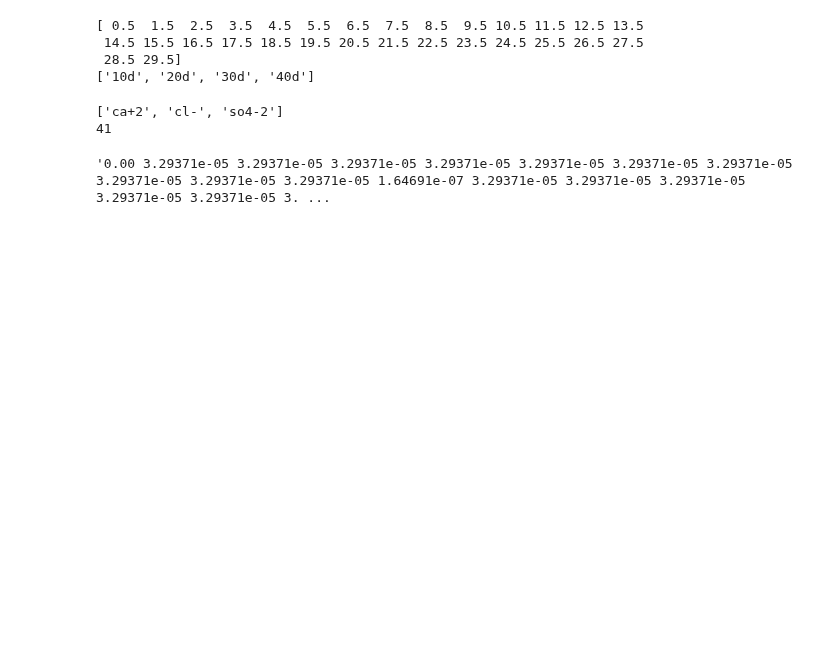
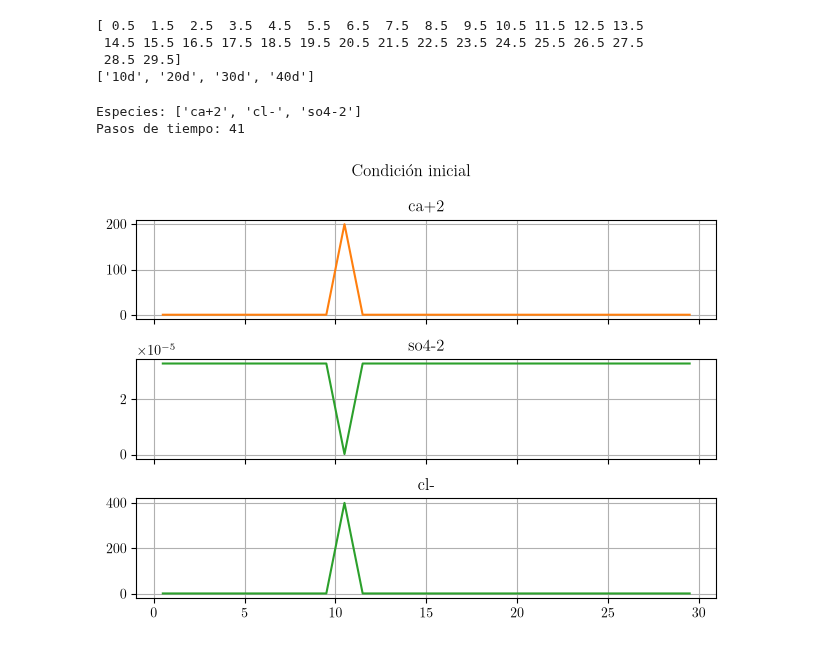
Before and after one commit to luiggix/RTWMA, a Jupyter notebook: benchmarks/03_RT_COM_gypsum_1D/02_Analysis_Vis.ipynb, the cells around one changed output. Cells and saved outputs as stored; diff of their text form; code cells hidden in the pictures; blank space fills up the shorter version.

```diff
--- a/benchmarks/03_RT_COM_gypsum_1D/02_Analysis_Vis.ipynb
+++ b/benchmarks/03_RT_COM_gypsum_1D/02_Analysis_Vis.ipynb
@@ -37,21 +57,37 @@ with open("rt_workingDir/u_init_yeso.dat", "r") as f:
 key_string = "  Aqueous variable activity species:"
 isp = utils.find_index(spec_info, key_string, 1)
 spec_names = [l.split(": ")[1].strip() for l in spec_info[isp:isp+nspec]]
-print(spec_names)
+print(f"Especies: {spec_names}")
 
 #
 # Leer información de la simulación
 with open("rt_workingDir/gypsum_final_species.dat", "r") as f:
     lines = f.readlines()
 steps = len(lines) // nspec
-print(steps)
+print(f"Pasos de tiempo: {steps}")
 # %% [output]
-['ca+2', 'cl-', 'so4-2']
-41
+Especies: ['ca+2', 'cl-', 'so4-2']
+Pasos de tiempo: 41
-# %%
-lines[2]
-# %% [output]
-'0.00 3.29371e-05 3.29371e-05 3.29371e-05 3.29371e-05 3.29371e-05 3.29371e-05 3.29371e-05 3.29371e-05 3.29371e-05 3.29371e-05 1.64691e-07 3.29371e-05 3.29371e-05 3.29371e-05 3.29371e-05 3.29371e-05 3. ...
+# %%
+fig, ax = plt.subplots(3, 1, sharex = True)
+
+ax[0].plot(x, [float(l) for l in lines[0].split()][1:], lw=1.5, ls = "-", color='C1')
+ax[1].plot(x, [float(l) for l in lines[2].split()][1:], lw=1.5, ls = "-", color='C2')
+ax[2].plot(x, [float(l) for l in lines[1].split()][1:], lw=1.5, ls = "-", color='C2')
+
+ax[0].set_title(f"{spec_names[0]}")
+ax[1].set_title(f"{spec_names[2]}")
+ax[2].set_title(f"{spec_names[1]}")
+
+ax[0].grid()
+ax[1].grid()
+ax[2].grid()
+
+plt.suptitle("Condición inicial")
+plt.tight_layout()
+plt.show()
+# %% [output]
+[figure, added]
 # %%
 fig, ax = plt.subplots(2, 1)
 
```
Also changed, not shown: parts of 3 cells of this notebook, 7 other files.
